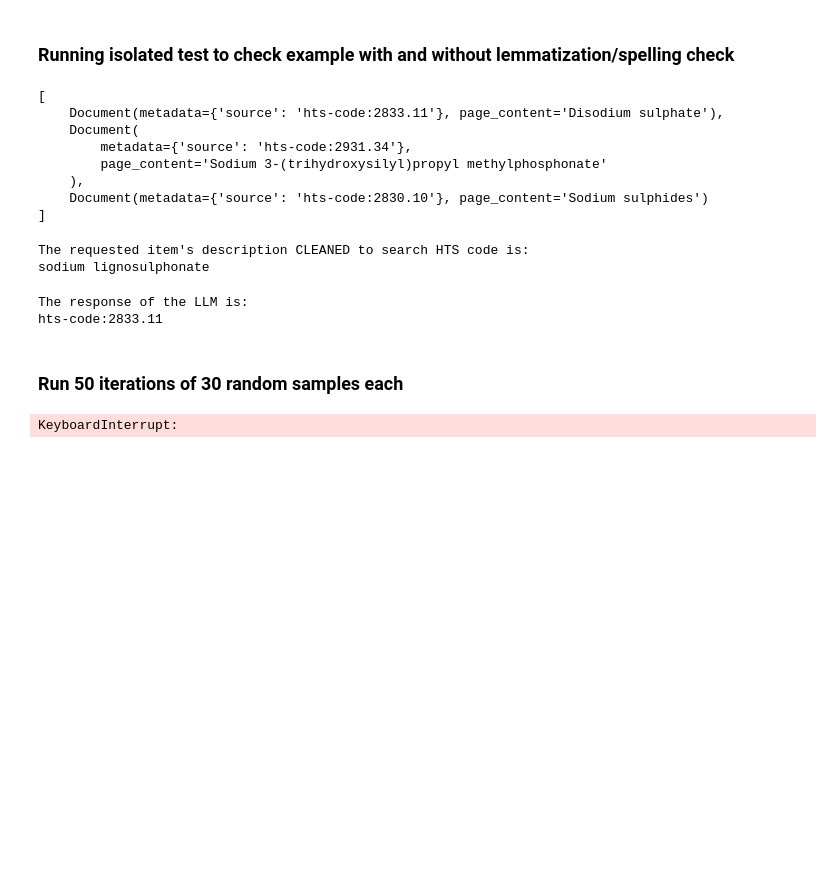
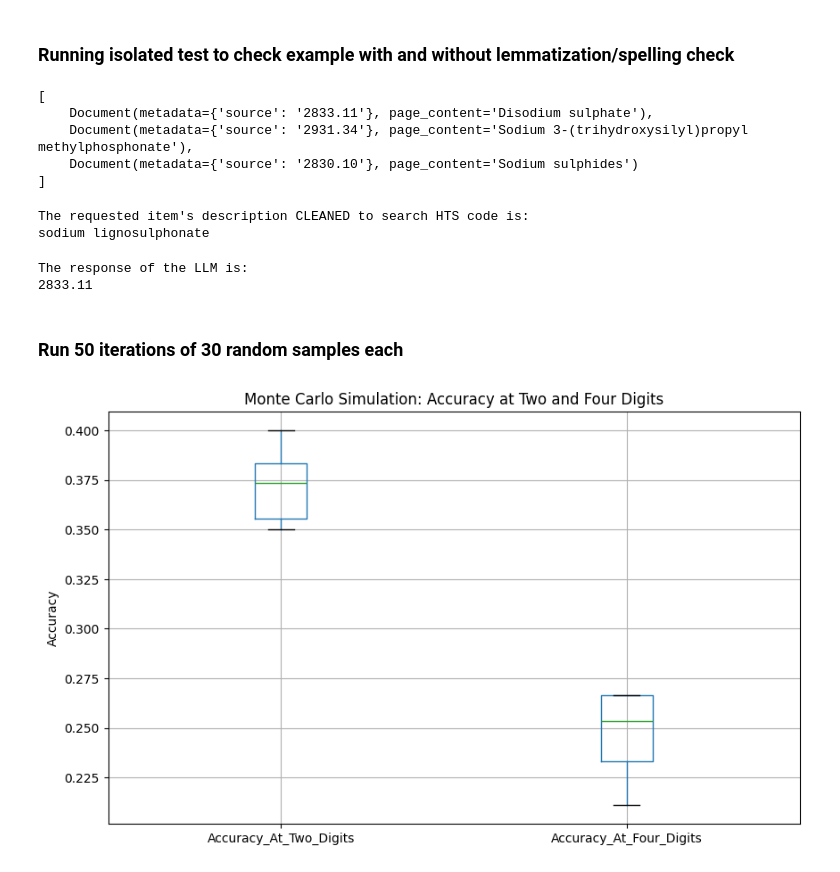
Before and after one commit to A01794052/proyecto_integrador_equipo_27, a Jupyter notebook: Avance4.27/TestA&B/validation_scripts/TestD_validation.ipynb, the cells around one changed output. Drawn from its saved outputs; the diff is of its cells as text; code cells hidden in the pictures; blank space fills up the shorter version.

Commit message:
Agregando documentos avance 4

```diff
--- a/Avance4.27/TestA&B/validation_scripts/TestD_validation.ipynb
+++ b/Avance4.27/TestA&B/validation_scripts/TestD_validation.ipynb
@@ -148,8 +148,7 @@ retriever = vectorstore.as_retriever(search_kwargs={"k":retriever_matches_k})
 def format_docs(docs):
     return "\n\n".join(doc.page_content for doc in docs)
 
-template = """You must respond only with the first match of the source_documents metadata (even if it's not a good match)
-stored as "hts-code".
+template = """You must respond only with the first match of the source_documents metadata (even if it's not a good match).
 Avoid responding with data not contained on the metadata of the source_documents.
 
 
@@ -313,17 +312,14 @@ print(f"[bold green]The response of the LLM is:[/bold green]\n{result['answer']}
 #print(f"Document content: {max_doc.page_content}, Code: {max_doc.metadata}, Similarity Score: {max_score}")
 # %% [output]
 [
-    Document(metadata={'source': 'hts-code:2833.11'}, page_content='Disodium sulphate'),
-    Document(
-        metadata={'source': 'hts-code:2931.34'},
-        page_content='Sodium 3-(trihydroxysilyl)propyl methylphosphonate'
-    ),
-    Document(metadata={'source': 'hts-code:2830.10'}, page_content='Sodium sulphides')
+    Document(metadata={'source': '2833.11'}, page_content='Disodium sulphate'),
+    Document(metadata={'source': '2931.34'}, page_content='Sodium 3-(trihydroxysilyl)propyl methylphosphonate'),
+    Document(metadata={'source': '2830.10'}, page_content='Sodium sulphides')
 ]
 The requested item's description CLEANED to search HTS code is:
 sodium lignosulphonate
 The response of the LLM is:
-hts-code:2833.11
+2833.11
 # %% [markdown]
 ### Run 50 iterations of 30 random samples each
 # %%
@@ -392,33 +388,33 @@ def calculate_accuracy(iteration_df):
 
     return accuracy_at_two_digits, accuracy_at_four_digits
 
-n_iterations = 3
+n_iterations = 5
 n_predictions = 30
 accuracy_results_list = []
 # Create an empty list to store the results
 results = []
 
 # Extract the queries from the 'Raw_data_input' column
 all_queries = df[['Raw_data_input', 'Expected_output','Expected_output_two_digits', 'Expected_output_four_digits']].dropna()  # Ensure no missing values
 
 for iteration in tqdm(range(n_iterations), desc="Running MonteCarlo simulation"):
     #print("Running iteration #:" , iteration+1)
     iteration_df = run_predictions(n_predictions)
     # Calculate accuracy
     acc_two_digits, acc_four_digits = calculate_accuracy(iteration_df)
 
     # Store the results
     accuracy_results_list.append([iteration + 1, acc_two_digits, acc_four_digits])
     #print("Accuracy of this iteration: ", acc_two_digits, acc_four_digits)
 
 # Convert results to DataFrame for further analysis
 accuracy_results_df = pd.DataFrame(accuracy_results_list, columns=['Iteration', 'Accuracy_At_Two_Digits', 'Accuracy_At_Four_Digits'])
 accuracy_results_df
 
 plt.figure(figsize=(10, 6))
 accuracy_results_df[['Accuracy_At_Two_Digits', 'Accuracy_At_Four_Digits']].boxplot()
 plt.title('Monte Carlo Simulation: Accuracy at Two and Four Digits')
 plt.ylabel('Accuracy')
 plt.show()
 # %% [output]
-KeyboardInterrupt:
+[figure, added]
```
Also changed, not shown: 9 other files.
